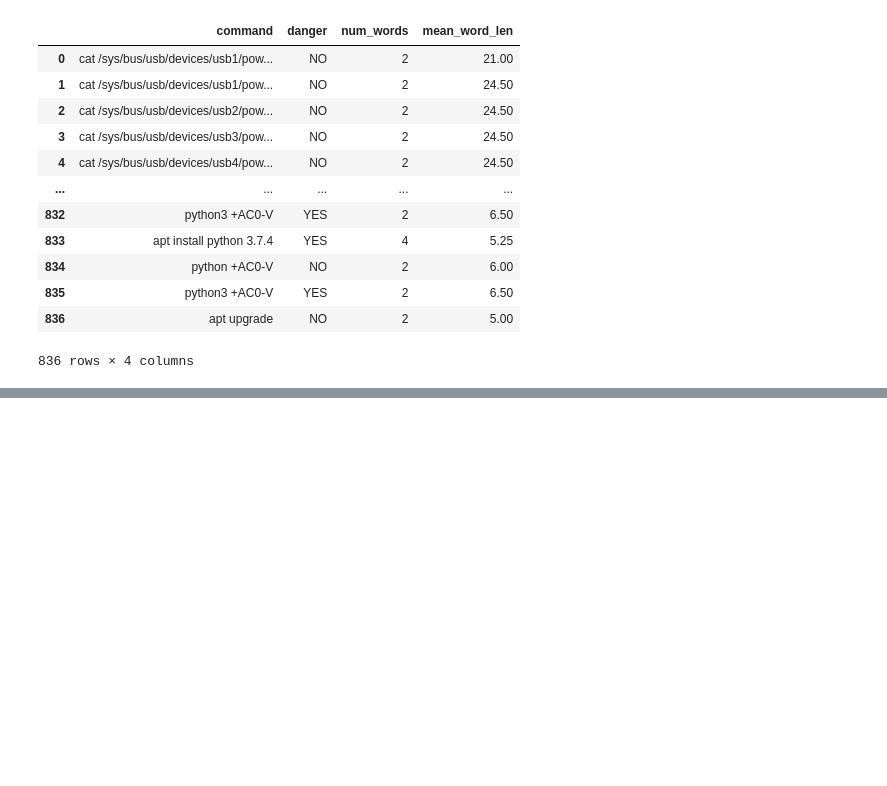
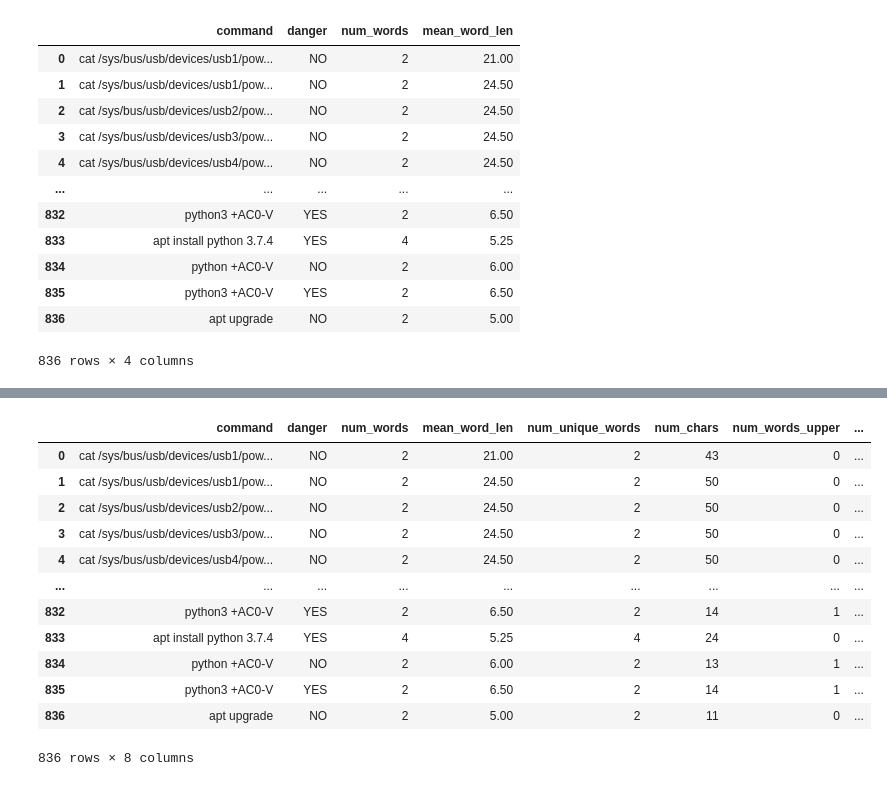
Before and after one commit to brownbishop/CommandClassifier, a Jupyter notebook: CommandsClassifier.ipynb, the cells around one changed output, grey strips where cells are left out. Drawn from its saved outputs; the diff is of its cells as text; code cells hidden in the pictures; blank space fills up the shorter version.

```diff
--- a/CommandsClassifier.ipynb
+++ b/CommandsClassifier.ipynb
@@ -107,3 +107,5 @@ train
 | 835 | python3 +AC0-V | YES | 2 | 6.50 |
 | 836 | apt upgrade | NO | 2 | 5.00 |
 836 rows × 4 columns
+# %%
+train["num_unique_words"] = train['command'].apply(lambda x: len(set(str(x).split())))
@@ -109,0 +128,2 @@ train
+# %%
+train['num_chars'] = train['command'].apply(lambda x: len(str(x)))
@@ -109,0 +146,3 @@ train
+# %%
+## Number of title case words in the text ##
+train["num_words_upper"] = train["command"].apply(lambda x: len([w for w in str(x).split() if w.isupper()]))
@@ -109,0 +165,20 @@ train
+# %%
+import string
+## Number of punctuations in the text ##
+train["num_punctuations"] =train['command'].apply(lambda x: len([c for c in str(x) if c in string.punctuation]) )
+# %%
+train
+# %% [output]
+|  | command | danger | num_words | mean_word_len | num_unique_words | num_chars | num_words_upper | ... |
+| 0 | cat /sys/bus/usb/devices/usb1/pow... | NO | 2 | 21.00 | 2 | 43 | 0 | ... |
+| 1 | cat /sys/bus/usb/devices/usb1/pow... | NO | 2 | 24.50 | 2 | 50 | 0 | ... |
+| 2 | cat /sys/bus/usb/devices/usb2/pow... | NO | 2 | 24.50 | 2 | 50 | 0 | ... |
+| 3 | cat /sys/bus/usb/devices/usb3/pow... | NO | 2 | 24.50 | 2 | 50 | 0 | ... |
+| 4 | cat /sys/bus/usb/devices/usb4/pow... | NO | 2 | 24.50 | 2 | 50 | 0 | ... |
+| ... | ... | ... | ... | ... | ... | ... | ... | ... |
+| 832 | python3 +AC0-V | YES | 2 | 6.50 | 2 | 14 | 1 | ... |
+| 833 | apt install python 3.7.4 | YES | 4 | 5.25 | 4 | 24 | 0 | ... |
+| 834 | python +AC0-V | NO | 2 | 6.00 | 2 | 13 | 1 | ... |
+| 835 | python3 +AC0-V | YES | 2 | 6.50 | 2 | 14 | 1 | ... |
+| 836 | apt upgrade | NO | 2 | 5.00 | 2 | 11 | 0 | ... |
+836 rows × 8 columns
```
Also changed, not shown: parts of 3 cells of this notebook.
